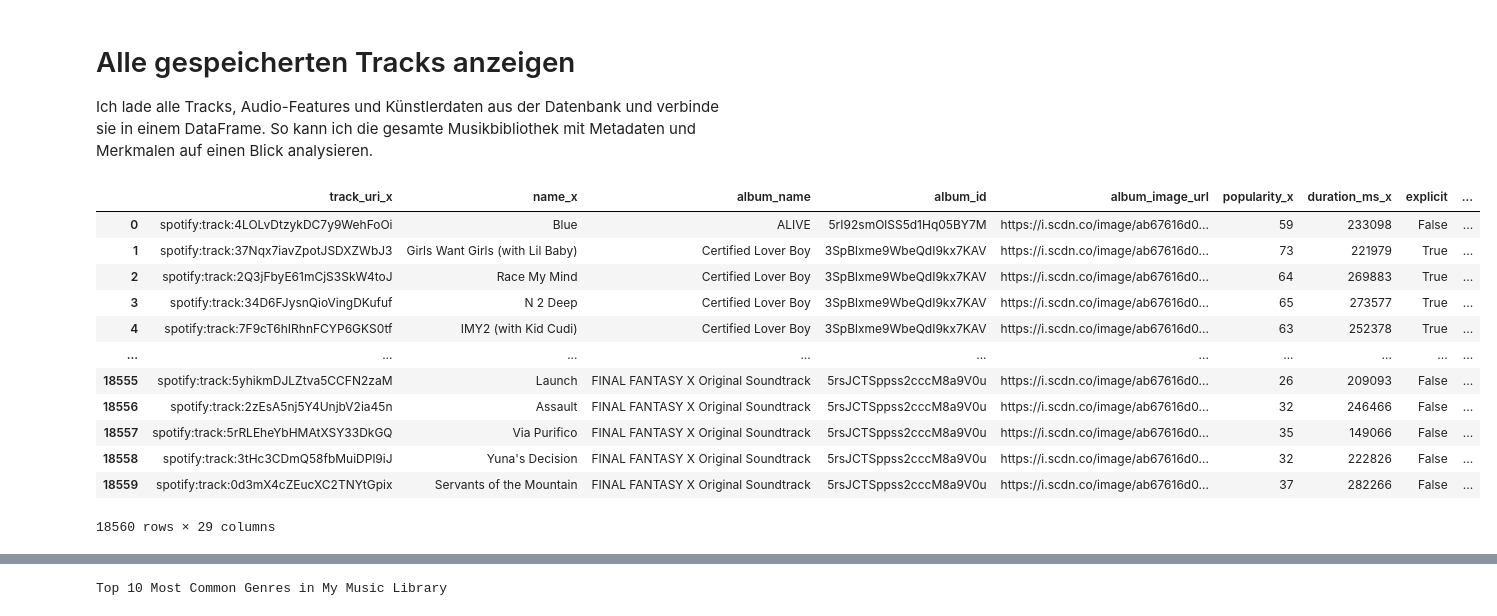
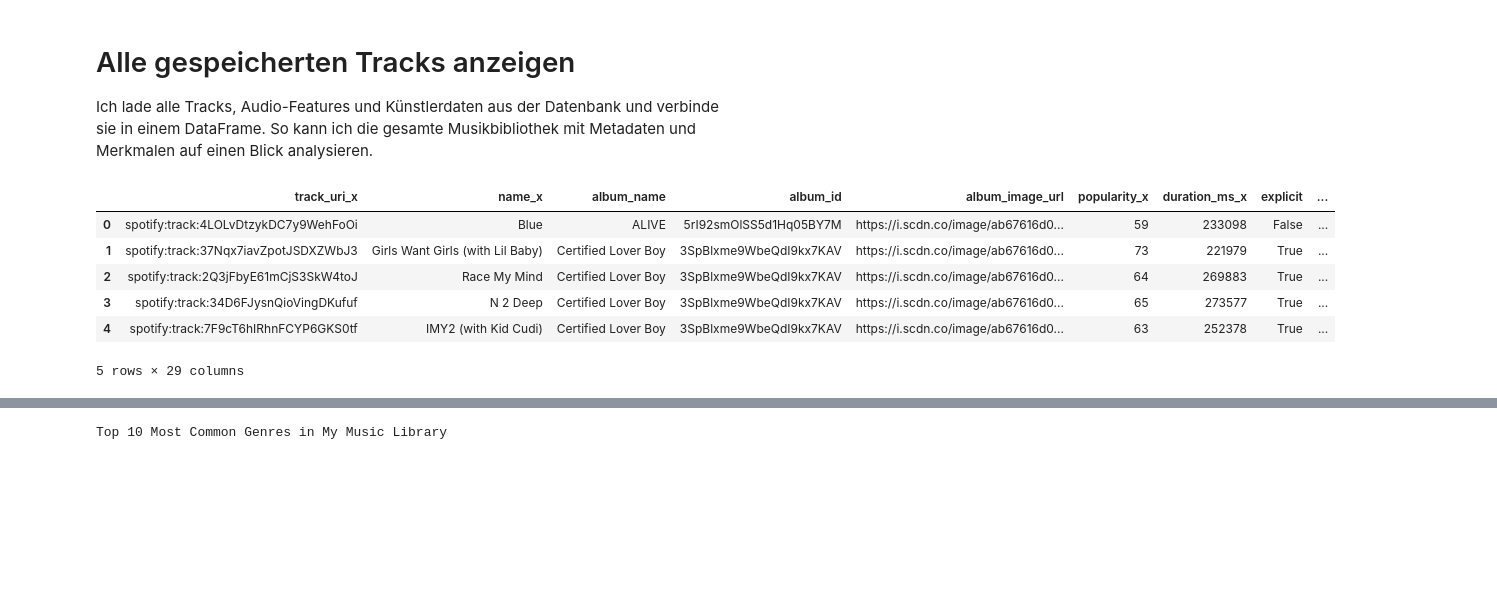
Before and after one commit to vuminhle1997/coursework-spotify-recommender, a Jupyter notebook: 1.Spotify_Recommenders.ipynb, the cells around one changed output, grey strips where cells are left out. Saved outputs shown, nothing was run; the diff lists cells and outputs as text; code cells hidden in the pictures; blank space fills up the shorter version.

```diff
--- a/1.Spotify_Recommenders.ipynb
+++ b/1.Spotify_Recommenders.ipynb
@@ -508,29 +491,23 @@ Ich lade alle Tracks, Audio-Features und Künstlerdaten aus der Datenbank und ve
 # %%
 import pandas as pd
 
 query = "SELECT * FROM audio_features"
 track_query = "SELECT * FROM track"
 artist_query = "SELECT * FROM artist"
 
 # Load the data from PostgreSQL into a DataFrame
 audio_features_df = pd.read_sql_query(query, con=db_engine)
 tracks_df = pd.read_sql_query(track_query, con=db_engine)
 artists_df = pd.read_sql(artist_query, con=db_engine)
 
 all_df = tracks_df.merge(audio_features_df, on='track_uri', how='left')
 all_df = all_df.merge(artists_df, on='artist_uri', how='left')
-all_df
+all_df.head()
 # %% [output]
 |  | track_uri_x | name_x | album_name | album_id | album_image_url | popularity_x | duration_ms_x | explicit | ... |
 | 0 | spotify:track:4LOLvDtzykDC7y9WehFoOi | Blue | ALIVE | 5rI92smOlSS5d1Hq05BY7M | https://i.scdn.co/image/ab67616d0... | 59 | 233098 | False | ... |
 | 1 | spotify:track:37Nqx7iavZpotJSDXZWbJ3 | Girls Want Girls (with Lil Baby) | Certified Lover Boy | 3SpBlxme9WbeQdI9kx7KAV | https://i.scdn.co/image/ab67616d0... | 73 | 221979 | True | ... |
 | 2 | spotify:track:2Q3jFbyE61mCjS3SkW4toJ | Race My Mind | Certified Lover Boy | 3SpBlxme9WbeQdI9kx7KAV | https://i.scdn.co/image/ab67616d0... | 64 | 269883 | True | ... |
 | 3 | spotify:track:34D6FJysnQioVingDKufuf | N 2 Deep | Certified Lover Boy | 3SpBlxme9WbeQdI9kx7KAV | https://i.scdn.co/image/ab67616d0... | 65 | 273577 | True | ... |
 | 4 | spotify:track:7F9cT6hIRhnFCYP6GKS0tf | IMY2 (with Kid Cudi) | Certified Lover Boy | 3SpBlxme9WbeQdI9kx7KAV | https://i.scdn.co/image/ab67616d0... | 63 | 252378 | True | ... |
-| ... | ... | ... | ... | ... | ... | ... | ... | ... | ... |
-| 18555 | spotify:track:5yhikmDJLZtva5CCFN2zaM | Launch | FINAL FANTASY X Original Soundtrack | 5rsJCTSppss2cccM8a9V0u | https://i.scdn.co/image/ab67616d0... | 26 | 209093 | False | ... |
-| 18556 | spotify:track:2zEsA5nj5Y4UnjbV2ia45n | Assault | FINAL FANTASY X Original Soundtrack | 5rsJCTSppss2cccM8a9V0u | https://i.scdn.co/image/ab67616d0... | 32 | 246466 | False | ... |
-| 18557 | spotify:track:5rRLEheYbHMAtXSY33DkGQ | Via Purifico | FINAL FANTASY X Original Soundtrack | 5rsJCTSppss2cccM8a9V0u | https://i.scdn.co/image/ab67616d0... | 35 | 149066 | False | ... |
-| 18558 | spotify:track:3tHc3CDmQ58fbMuiDPl9iJ | Yuna's Decision | FINAL FANTASY X Original Soundtrack | 5rsJCTSppss2cccM8a9V0u | https://i.scdn.co/image/ab67616d0... | 32 | 222826 | False | ... |
-| 18559 | spotify:track:0d3mX4cZEucXC2TNYtGpix | Servants of the Mountain | FINAL FANTASY X Original Soundtrack | 5rsJCTSppss2cccM8a9V0u | https://i.scdn.co/image/ab67616d0... | 37 | 282266 | False | ... |
-18560 rows × 29 columns
+5 rows × 29 columns
```
Also changed, not shown: parts of 17 cells of this notebook.
